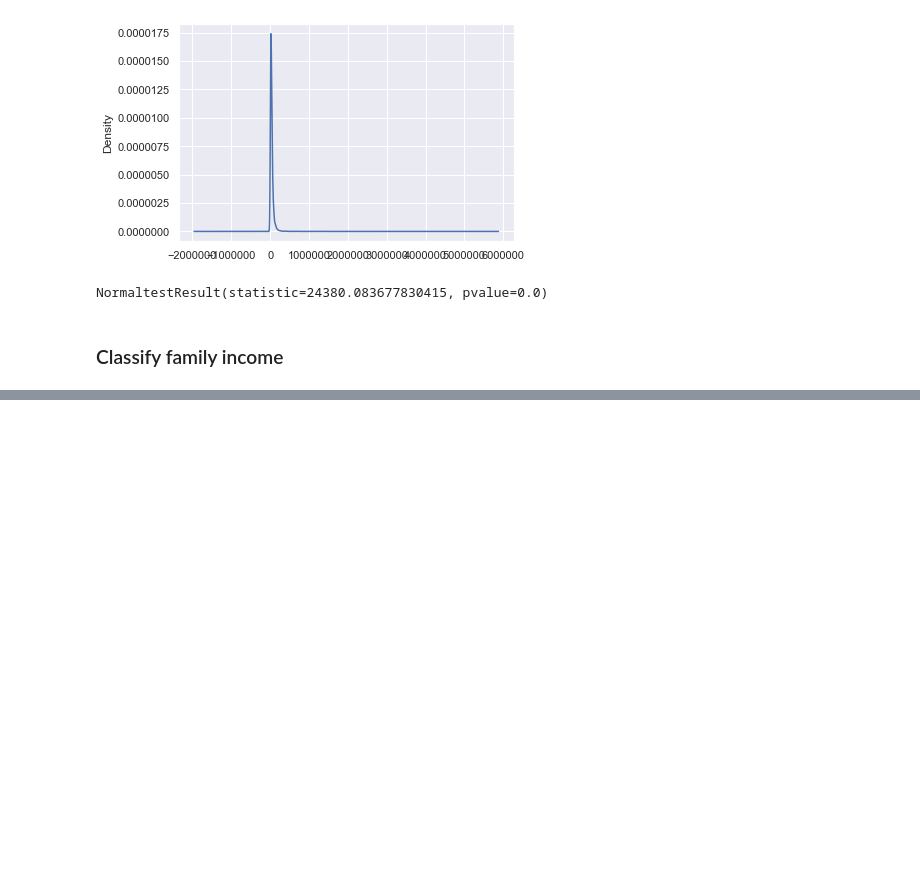
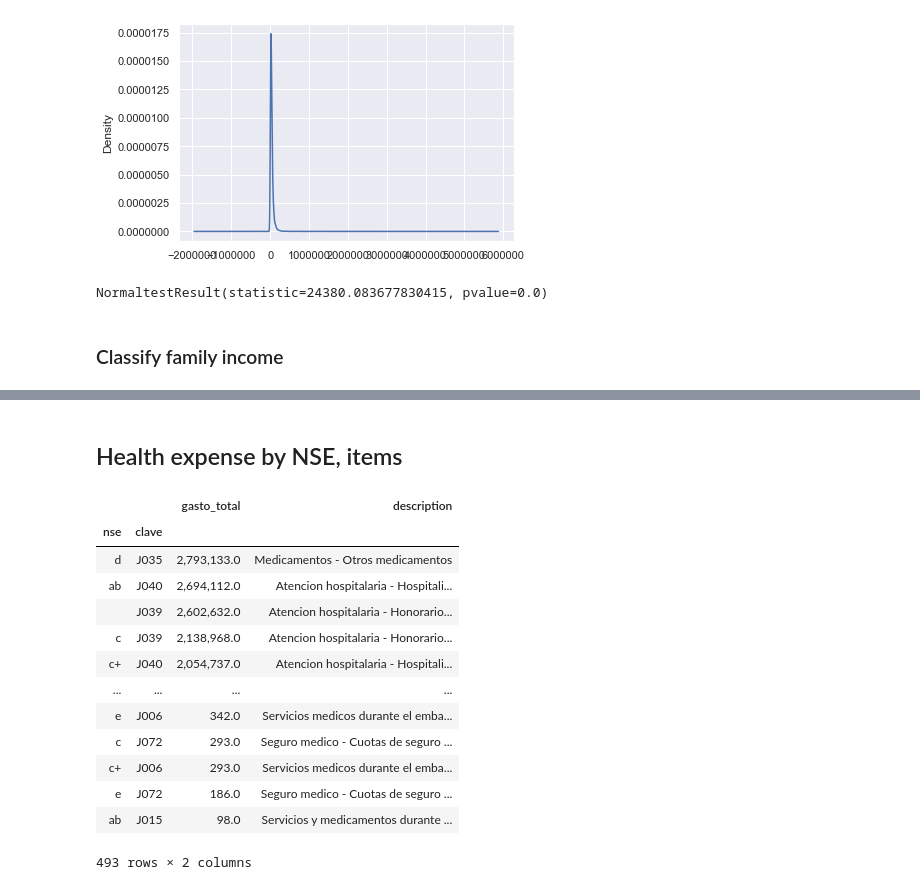
Before and after one commit to aakimura/enigh18, a Jupyter notebook: expense.ipynb, the cells around one changed output, grey strips where cells are left out. Cells and saved outputs as stored; diff of their text form; code cells hidden in the pictures; blank space fills up the shorter version.

```diff
--- a/expense.ipynb
+++ b/expense.ipynb
@@ -193,0 +204,15 @@ Stored 'health_expense' (DataFrame)
+# %%
+pd.options.display.float_format = '{:,}'.format
+
+total_he = health_expense.groupby(by=['nse']).sum()
+count_he = health_expense.groupby(by=['nse']).count()
+
+households = count_he['folioviv']
+total_expense = total_he['gasto_total']
+
+expense_bynse = pd.DataFrame(data={'households': households,
+                                   'total_expense': total_expense})
+expense_bynse['avg_expense'] = expense_bynse['total_expense'] / expense_bynse['households']
+expense_bynse = expense_bynse.round(decimals=0)
+expense_bynse = expense_bynse.sort_values(by='total_expense', ascending=False)
+expense_bynse
@@ -193,0 +229,33 @@ Stored 'health_expense' (DataFrame)
+# %% [markdown]
+## Health expense by NSE, items
+# %%
+expense_bycode = health_expense.groupby(by=['nse', 'clave']).sum()
+expense_bycode = expense_bycode.sort_values(by='gasto_total', ascending=False)
+expense_bycode = expense_bycode.round(decimals=0)
+
+expense_bycode = expense_bycode.drop(columns=['folioviv', 'gasto_tri', 'gas_nm_tri'])
+descriptions = []
+
+for index, row in expense_bycode.iterrows():
+    code = row.name[1] # because it's a multiindex dataframe
+    item = health_codes[health_codes['code'] == code]
+    item = item['description'].values[0]
+    descriptions.append(item)
+
+expense_bycode['description'] = descriptions
+expense_bycode
+# %% [output]
+|  |  | gasto_total | description |
+| nse | clave |  |  |
+| d | J035 | 2,793,133.0 | Medicamentos - Otros medicamentos |
+| ab | J040 | 2,694,112.0 | Atencion hospitalaria - Hospitali... |
+|  | J039 | 2,602,632.0 | Atencion hospitalaria - Honorario... |
+| c | J039 | 2,138,968.0 | Atencion hospitalaria - Honorario... |
+| c+ | J040 | 2,054,737.0 | Atencion hospitalaria - Hospitali... |
+| ... | ... | ... | ... |
+| e | J006 | 342.0 | Servicios medicos durante el emba... |
+| c | J072 | 293.0 | Seguro medico - Cuotas de seguro ... |
+| c+ | J006 | 293.0 | Servicios medicos durante el emba... |
+| e | J072 | 186.0 | Seguro medico - Cuotas de seguro ... |
+| ab | J015 | 98.0 | Servicios y medicamentos durante ... |
+493 rows × 2 columns
```
Also changed, not shown: parts of 6 cells of this notebook.
